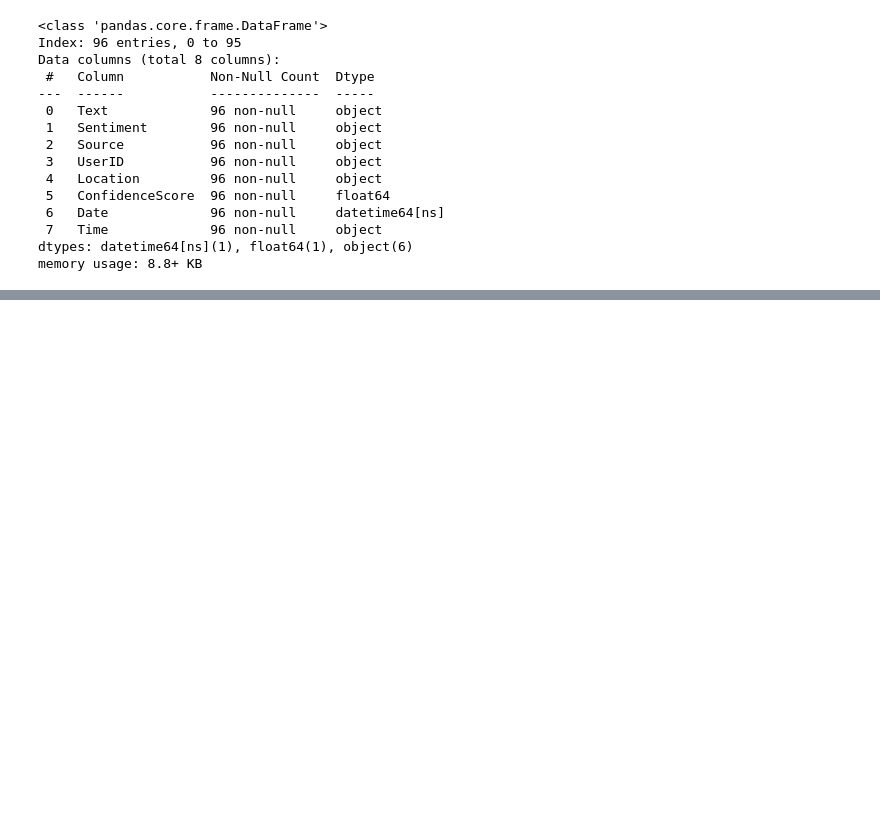
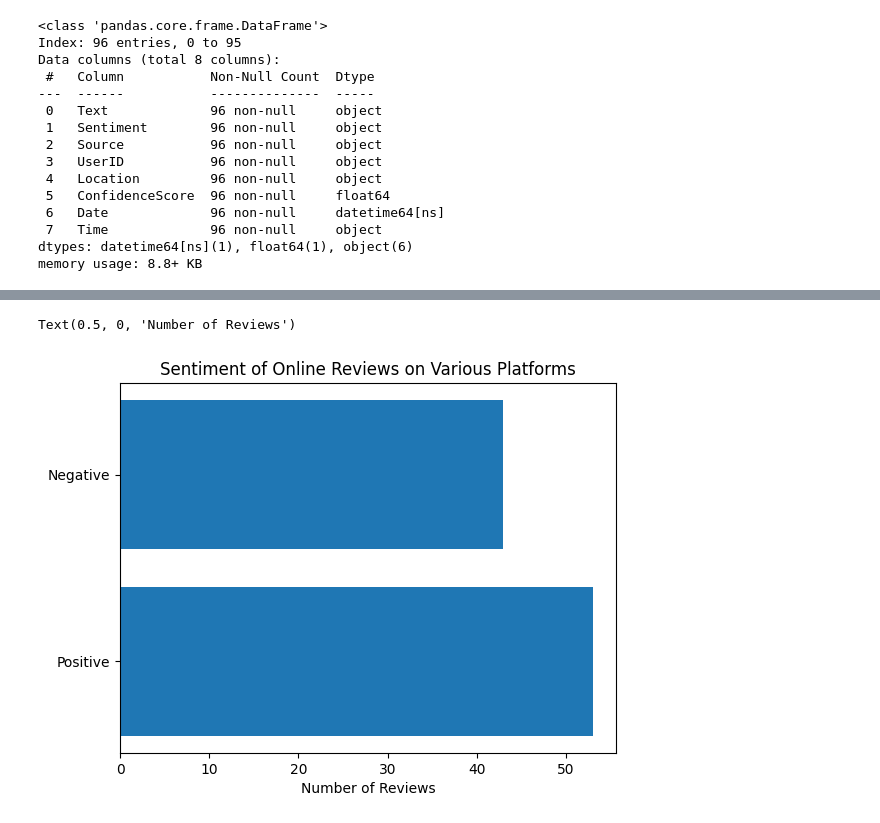
Before and after one commit to michellehewson/Sentiment-Analysis, a Jupyter notebook: sentiment_exp.ipynb, the cells around one changed output, grey strips where cells are left out. Cells and saved outputs as stored; diff of their text form; code cells hidden in the pictures; blank space fills up the shorter version.

```diff
--- a/sentiment_exp.ipynb
+++ b/sentiment_exp.ipynb
@@ -95,0 +110,8 @@ df
+# %%
+sentiment = df['Sentiment'].value_counts().rename_axis('Sentiment').reset_index(name='counts')
+plt.barh(sentiment['Sentiment'], sentiment['counts'])
+plt.title("Sentiment of Online Reviews on Various Platforms")
+plt.xlabel("Number of Reviews")
+# %% [output]
+Text(0.5, 0, 'Number of Reviews')
+[figure, added]
```
Also changed, not shown: parts of 1 cell of this notebook.
